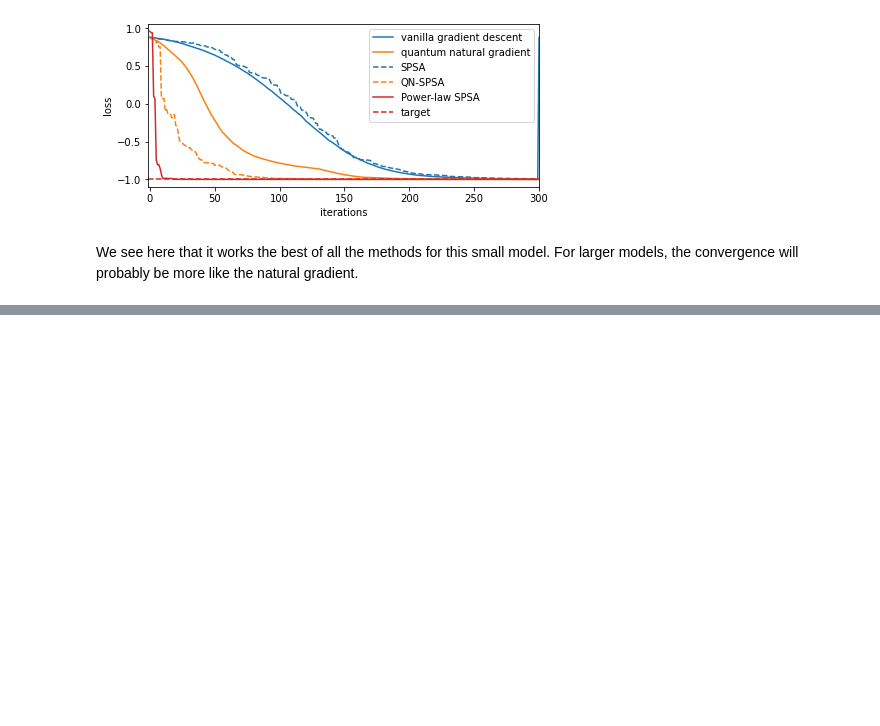
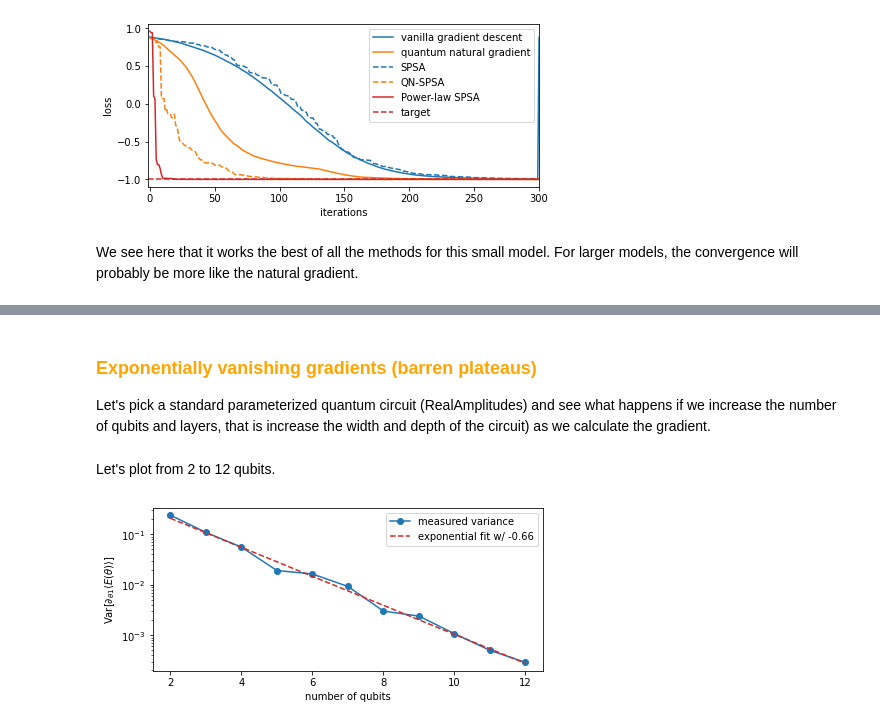
Before and after one commit to JesS5116/Intro_to_Quantum_Computing_Basics, a Jupyter notebook: notebooks/002_MachineLearning/003a_Training_Parameterized_Quantum_Citcuits_Gradients.ipynb, the cells around one changed output, grey strips where cells are left out. Cells and saved outputs as stored; diff of their text form; code cells hidden in the pictures; blank space fills up the shorter version.

```diff
--- a/notebooks/002_MachineLearning/003a_Training_Param_QC_Gradients.ipynb
+++ b/notebooks/002_MachineLearning/003a_Training_Parameterized_Quantum_Citcuits_Gradients.ipynb
@@ -330,0 +335,3 @@ We see here that it works the best of all the methods for this small model. For
+# %% [markdown]
+### <span style="color:orange"> Exponentially vanishing gradients (barren plateaus) </span>
+Let's pick a standard parameterized quantum circuit (RealAmplitudes) and see what happens if we increase the number of qubits and layers, that is increase the width and depth of the circuit) as we calculate the gradient.
@@ -330,0 +375,24 @@ We see here that it works the best of all the methods for this small model. For
+# %% [markdown]
+Let's plot from 2 to 12 qubits.
+# %%
+num_qubits = list(range(2, 13))
+reps = num_qubits  # number of layers = numbers of qubits
+gradients = [sample_gradients(n, r) for n, r in zip(num_qubits, reps)]
+
+fit = np.polyfit(num_qubits, np.log(np.var(gradients, axis=1)), deg=1)
+x = np.linspace(num_qubits[0], num_qubits[-1], 200)
+
+plt.figure(figsize=(7, 3))
+plt.semilogy(num_qubits,
+             np.var(gradients, axis=1),
+             'o-',
+             label='measured variance')
+plt.semilogy(x,
+             np.exp(fit[0] * x + fit[1]),
+             '--', c='C3',
+             label=f'exponential fit w/ {fit[0]:.2f}')
+plt.xlabel('number of qubits')
+plt.ylabel(r'$\mathrm{Var}[\partial_{\theta 1}\langle E(\theta)\rangle]$')
+plt.legend(loc='best');
+# %% [output]
+[figure, added]
```
Also changed, not shown: parts of 13 cells of this notebook, 1 other file.
